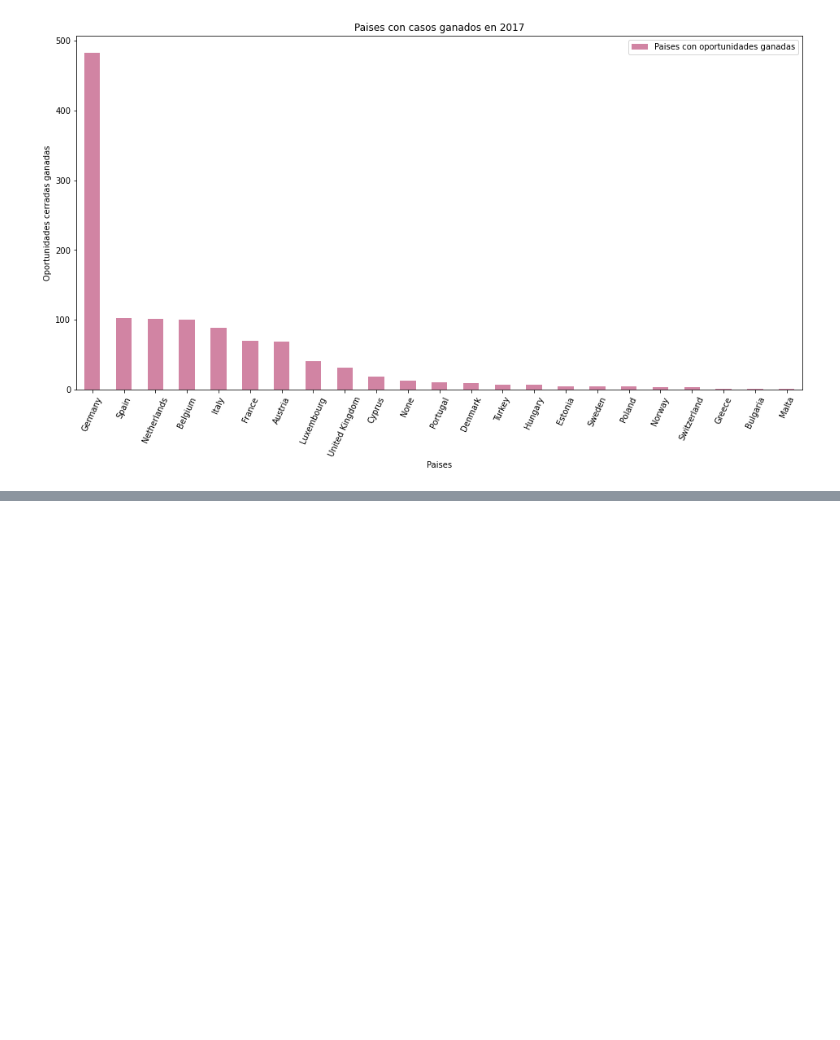
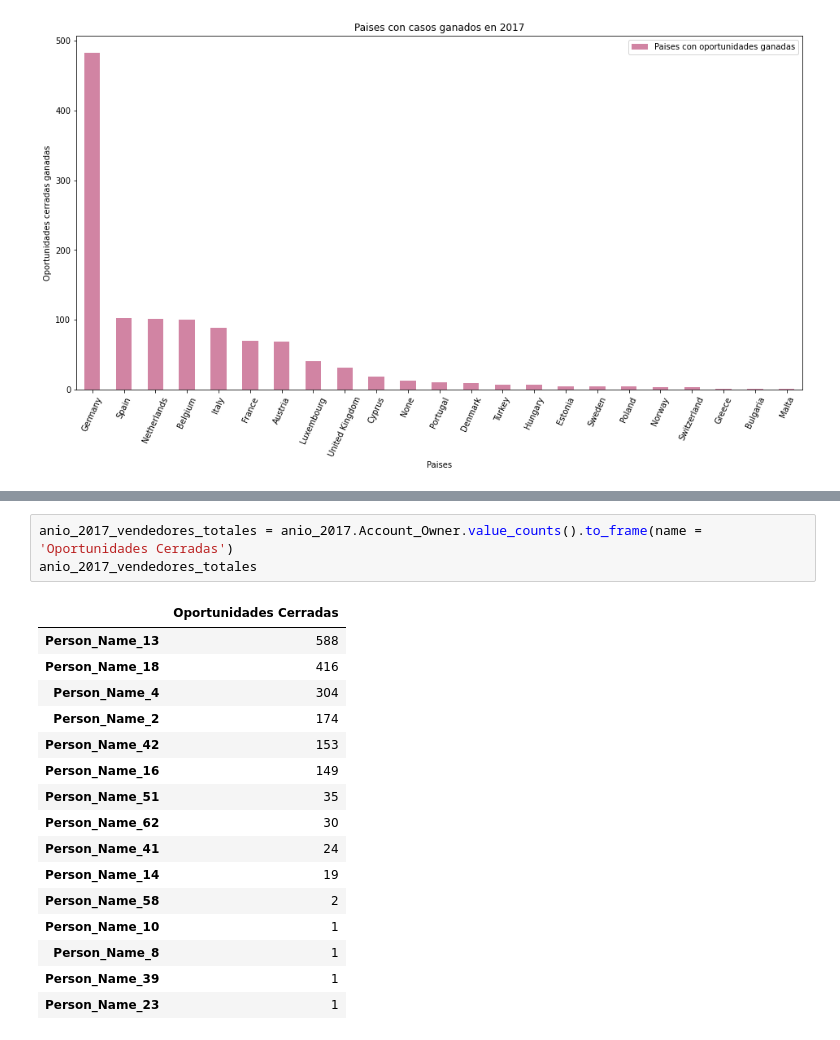
Before and after one commit to Ramaxx95/TP1-Orga-de-Datos, a Jupyter notebook: Visualizaciones/Region_EMEA.ipynb, the cells around one changed output, grey strips where cells are left out. Cells and saved outputs as stored; diff of their text form; blank space fills up the shorter version.

```diff
--- a/Visualizaciones/Region_EMEA.ipynb
+++ b/Visualizaciones/Region_EMEA.ipynb
@@ -153,0 +164,20 @@ plt.show()
+# %%
+anio_2017_vendedores_totales = anio_2017.Account_Owner.value_counts().to_frame(name = 'Oportunidades Cerradas')
+anio_2017_vendedores_totales
+# %% [output]
+|  | Oportunidades Cerradas |
+| Person_Name_13 | 588 |
+| Person_Name_18 | 416 |
+| Person_Name_4 | 304 |
+| Person_Name_2 | 174 |
+| Person_Name_42 | 153 |
+| Person_Name_16 | 149 |
+| Person_Name_51 | 35 |
+| Person_Name_62 | 30 |
+| Person_Name_41 | 24 |
+| Person_Name_14 | 19 |
+| Person_Name_58 | 2 |
+| Person_Name_10 | 1 |
+| Person_Name_8 | 1 |
+| Person_Name_39 | 1 |
+| Person_Name_23 | 1 |
```
Also changed, not shown: parts of 4 cells of this notebook.
